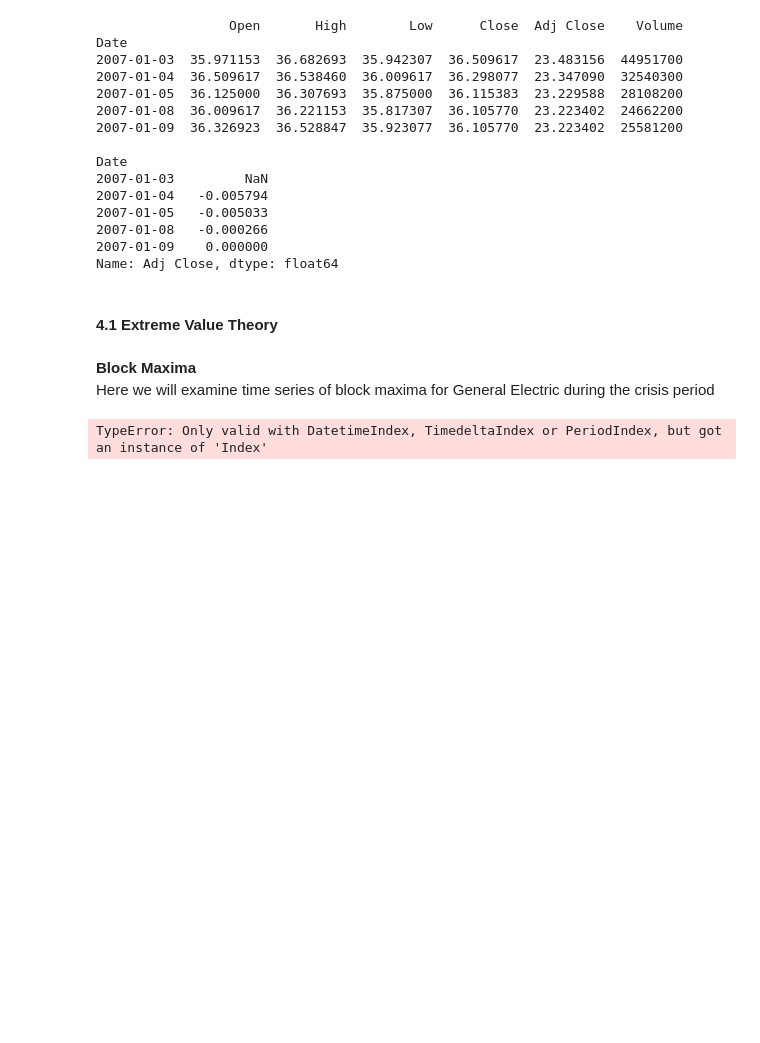
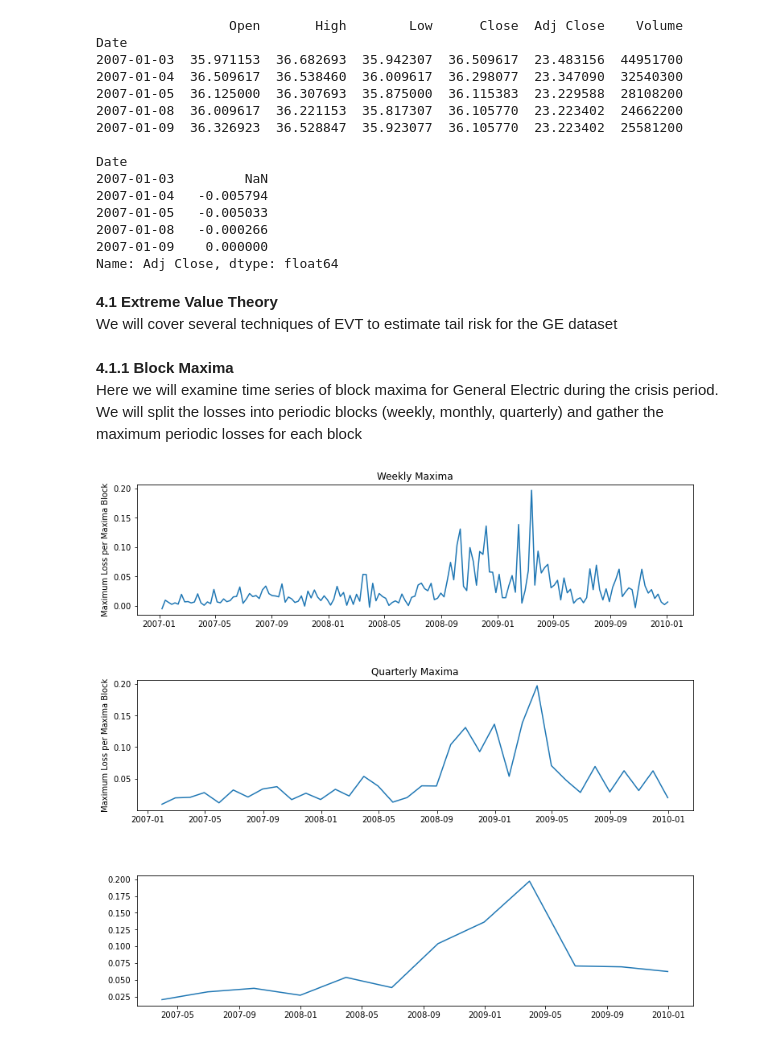
Before and after one commit to mnktan/QuantRiskManagement, a Jupyter notebook: QRM_DCProject.ipynb, the cells around one changed output. Drawn from its saved outputs; the diff is of its cells as text; code cells hidden in the pictures; blank space fills up the shorter version.

```diff
--- a/QRM_DCProject.ipynb
+++ b/QRM_DCProject.ipynb
@@ -566,39 +566,46 @@ Date
 2007-01-08   -0.000266
 2007-01-09    0.000000
 Name: Adj Close, dtype: float64
-# %% [markdown]
-#### 4.1 Extreme Value Theory
+# %% [markdown]
+<font size="3.5"><b>4.1 Extreme Value Theory</b></font>
+We will cover several techniques of EVT to estimate tail risk for the GE dataset
 # %% [markdown]
-**Block Maxima**
-Here we will examine time series of block maxima for General Electric during the crisis period
+**4.1.1 Block Maxima**
+Here we will examine time series of block maxima for General Electric during the crisis period. We will split the losses into periodic blocks (weekly, monthly, quarterly) and gather the maximum periodic losses for each block
 # %%
+# ge_date_array = np.array(ge.index.to_pydatetime(), dtype=np.datetime64)
+ge_losses.index = pd.to_datetime(ge_losses.index)
+
 # Convert daily portfolio_returns into quarterly avg and min returns
 weekly_maxima = ge_losses.resample("W").max().dropna()
 monthly_maxima = ge_losses.resample("M").max().dropna()
 quarterly_maxima = ge_losses.resample("Q").max().dropna()
 
 # Plot relationship of quarterly avg and min with delinquency rates
 # date_ge = np.array(ge_losses.index.to_pydatetime(), dtype=np.datetime64)
 fig, (ax1, ax2, ax3) = plt.subplots(3)
-fig.set_figheight(7)
-fig.set_figwidth(9)
+fig.set_figheight(10)
+fig.set_figwidth(12)
 
-ax1.plot(date_ge, weekly_maxima, label = "Weekly Maxima")
-plt.figure("weekly")
+# ax1_array = np.array(ge_losses.index, dtype=np.datetime64)
+ax1.plot(weekly_maxima)
+ax1.set_title("Weekly Maxima")
+ax1.set_ylabel("Maximum Loss per Maxima Block")
 
-axis_2.plot(date_ge, monthly_maxima, label = "Monthly Maxima")
-plt.figure("monthly")
+ax2.plot(monthly_maxima)
+ax2.set_title("Monthly Maxima")
+ax2.set_ylabel("Maximum Loss per Maxima Block")
 
-axis_3.plot(date_ge, quarterly_maxima, label = "quaterly maxima")
-plt.figure("quarterly")
-
+ax3.plot(quarterly_maxima)
+ax2.set_title("Quarterly Maxima")
+ax2.set_ylabel("Maximum Loss per Maxima Block")
 
 plt.subplots_adjust(left=0.1,
                     bottom=0.1,
                     right=0.9,
                     top=1,
                     wspace=0,
                     hspace=0.5)
 plt.show()
 # %% [output]
-TypeError: Only valid with DatetimeIndex, TimedeltaIndex or PeriodIndex, but got an instance of 'Index'
+[figure, added]
```
Also changed, not shown: parts of 10 cells of this notebook.
